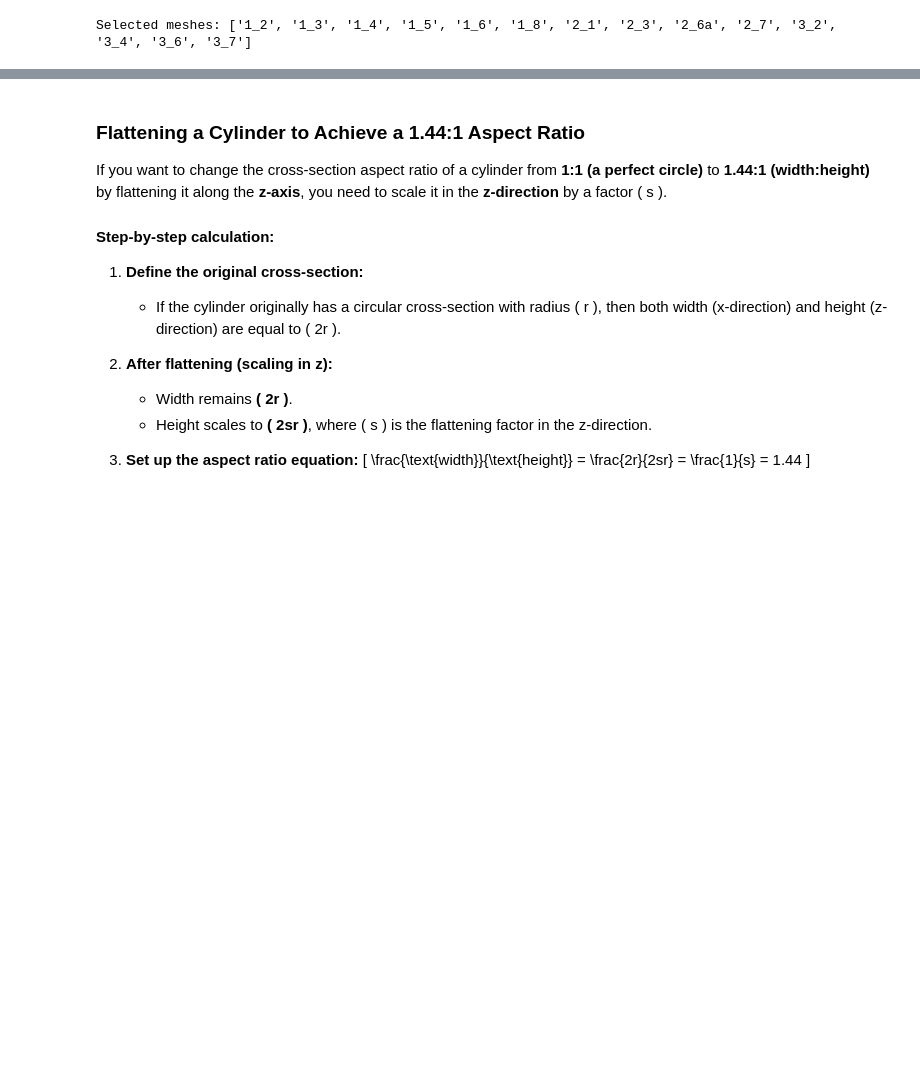
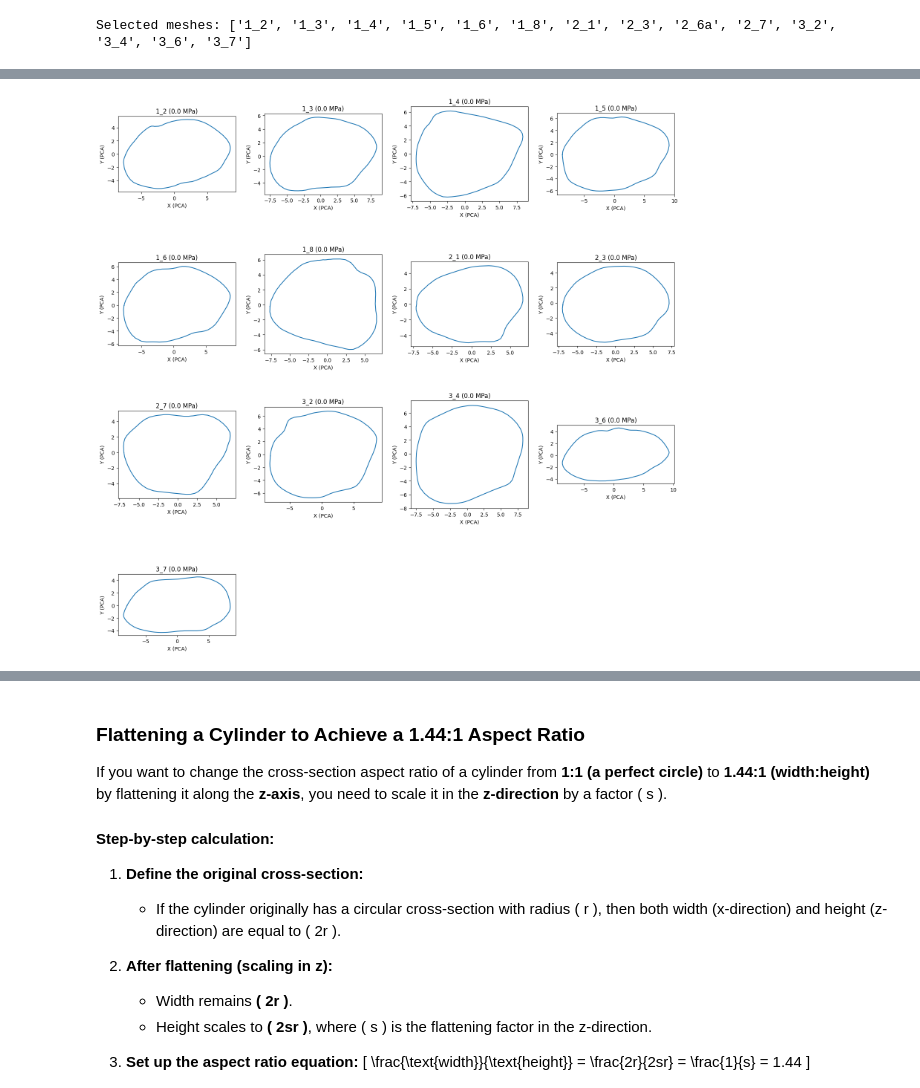
Before and after one commit to mtomtom/onion-stomatal-geometry, a Jupyter notebook: output/results.ipynb, the cells around one changed output, grey strips where cells are left out. Cells and saved outputs as stored; diff of their text form; code cells hidden in the pictures; blank space fills up the shorter version.

```diff
--- a/output/results.ipynb
+++ b/output/results.ipynb
@@ -130,0 +121,89 @@ Selected meshes: ['1_2', '1_3', '1_4', '1_5', '1_6', '1_8', '2_1', '2_3', '2_6a'
+# %%
+import pandas as pd
+
+df= pd.read_csv("results_df.csv")
+# %%
+import numpy as np
+import matplotlib.pyplot as plt
+from sklearn.decomposition import PCA
+import re
+
+# Filter dataframe for selected meshes and pressure == 0.0
+df_selected = df[(df["Mesh ID"].isin(selected_meshes)) & (df["Pressure (MPa)"] == 0.0)]
+n = len(df_selected)
+cols = int(np.ceil(np.sqrt(n)))
+rows = int(np.ceil(n / cols))
+
+fig, axes = plt.subplots(rows, cols, figsize=(4*cols, 4*rows), squeeze=False)
+
+for idx, (_, row) in enumerate(df_selected.iterrows()):
+    r, c = divmod(idx, cols)
+    ax = axes[r][c]
+    section = row["Midsection Points Left"]
+    if isinstance(section, str):
+        section_clean = section.replace('[', '').replace(']', '').replace('\n', ' ')
+        arr = np.fromstring(section_clean, sep=' ')
+        section = arr.reshape(-1, 3)
+    # If section is a list of cross-sections, pick the first one
+    if isinstance(section, (list, np.ndarray)) and np.asarray(section).ndim > 2:
+        section = section[0]
+    pca = PCA(n_components=2)
+    section_2d = pca.fit_transform(section)
+    centroid = section_2d.mean(axis=0)
+    rel = section_2d - centroid
+    angles = np.arctan2(rel[:, 1], rel[:, 0])
+    sort_idx = np.argsort(angles)
+    section_2d_sorted = section_2d[sort_idx]
+    section_2d_sorted = np.vstack([section_2d_sorted, section_2d_sorted[0]])
+    ax.plot(section_2d_sorted[:, 0], section_2d_sorted[:, 1])
+    ax.set_aspect('equal')
+    ax.set_title(f'{row["Mesh ID"]} (0.0 MPa)')
+    ax.set_xlabel('X (PCA)')
+    ax.set_ylabel('Y (PCA)')
+
+# Hide unused subplots
+for idx in range(n, rows*cols):
+    r, c = divmod(idx, cols)
+    fig.delaxes(axes[r][c])
+
+plt.tight_layout()
+plt.savefig('midsections_left.png', dpi=300)
+plt.show()
+
+fig, axes = plt.subplots(rows, cols, figsize=(4*cols, 4*rows), squeeze=False)
+
+for idx, (_, row) in enumerate(df_selected.iterrows()):
+    r, c = divmod(idx, cols)
+    ax = axes[r][c]
+    section = row["Midsection Points Right"]
+    if isinstance(section, str):
+        section_clean = section.replace('[', '').replace(']', '').replace('\n', ' ')
+        arr = np.fromstring(section_clean, sep=' ')
+        section = arr.reshape(-1, 3)
+    # If section is a list of cross-sections, pick the first one
+    if isinstance(section, (list, np.ndarray)) and np.asarray(section).ndim > 2:
+        section = section[0]
+    pca = PCA(n_components=2)
+    section_2d = pca.fit_transform(section)
+    centroid = section_2d.mean(axis=0)
+    rel = section_2d - centroid
+    angles = np.arctan2(rel[:, 1], rel[:, 0])
+    sort_idx = np.argsort(angles)
+    section_2d_sorted = section_2d[sort_idx]
+    section_2d_sorted = np.vstack([section_2d_sorted, section_2d_sorted[0]])
+    ax.plot(section_2d_sorted[:, 0], section_2d_sorted[:, 1])
+    ax.set_aspect('equal')
+    ax.set_title(f'{row["Mesh ID"]} (0.0 MPa)')
+    ax.set_xlabel('X (PCA)')
+    ax.set_ylabel('Y (PCA)')
+
+# Hide unused subplots
+for idx in range(n, rows*cols):
+    r, c = divmod(idx, cols)
+    fig.delaxes(axes[r][c])
+
+plt.tight_layout()
+plt.savefig('midsections_right.png', dpi=300)
+plt.show()
+# %% [output]
+[figure, added]
```
Also changed, not shown: parts of 12 cells of this notebook.
